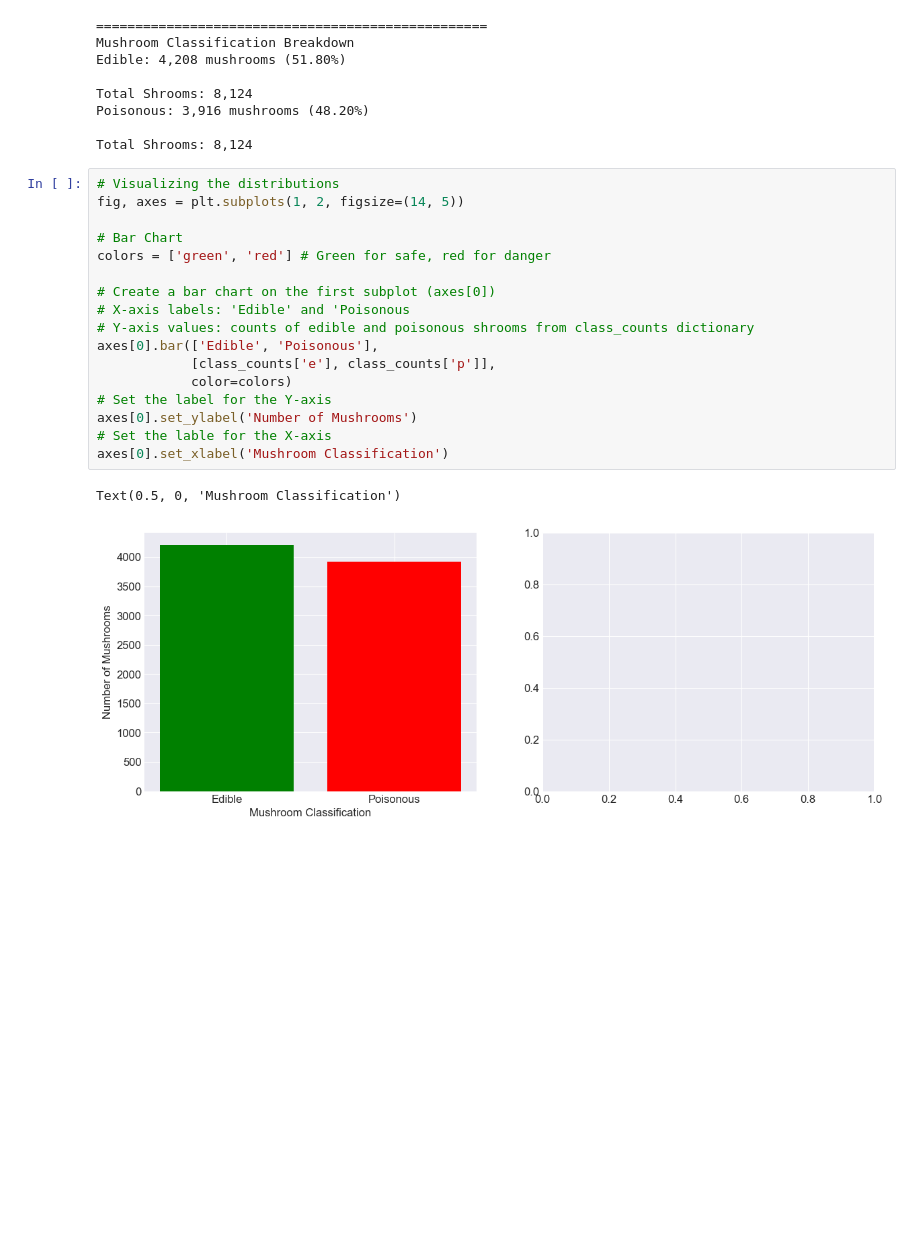
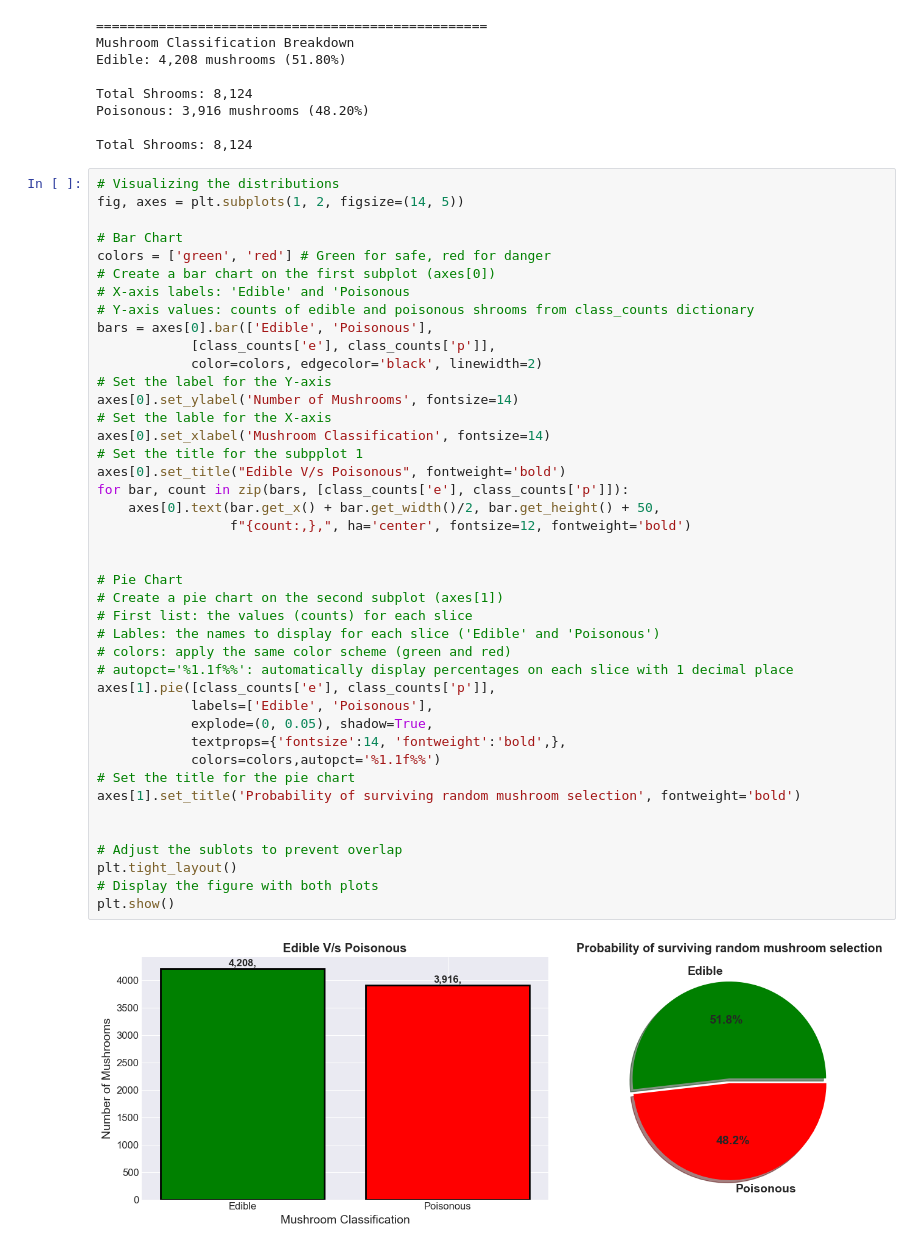
Before and after one commit to tvnisxq/watchOutForThoseShrooms-, a Jupyter notebook: mushroomClassification.ipynb, the cells around one changed output. Cells and saved outputs as stored; diff of their text form; blank space fills up the shorter version.

Commit message:
Updated: Added Bar chart and Pie chart.

```diff
--- a/mushroomClassification.ipynb
+++ b/mushroomClassification.ipynb
@@ -147,20 +147,44 @@ Total Shrooms: 8,124
 # %%
 # Visualizing the distributions
 fig, axes = plt.subplots(1, 2, figsize=(14, 5))
 
 # Bar Chart
 colors = ['green', 'red'] # Green for safe, red for danger
-
 # Create a bar chart on the first subplot (axes[0])
 # X-axis labels: 'Edible' and 'Poisonous
 # Y-axis values: counts of edible and poisonous shrooms from class_counts dictionary
-axes[0].bar(['Edible', 'Poisonous'],
+bars = axes[0].bar(['Edible', 'Poisonous'],
             [class_counts['e'], class_counts['p']],
-            color=colors)
+            color=colors, edgecolor='black', linewidth=2)
 # Set the label for the Y-axis
-axes[0].set_ylabel('Number of Mushrooms')
+axes[0].set_ylabel('Number of Mushrooms', fontsize=14)
 # Set the lable for the X-axis
-axes[0].set_xlabel('Mushroom Classification')
+axes[0].set_xlabel('Mushroom Classification', fontsize=14)
+# Set the title for the subpplot 1
+axes[0].set_title("Edible V/s Poisonous", fontweight='bold')
+for bar, count in zip(bars, [class_counts['e'], class_counts['p']]):
+    axes[0].text(bar.get_x() + bar.get_width()/2, bar.get_height() + 50,
+                 f"{count:,},", ha='center', fontsize=12, fontweight='bold')
+
+
+# Pie Chart
+# Create a pie chart on the second subplot (axes[1])
+# First list: the values (counts) for each slice
+# Lables: the names to display for each slice ('Edible' and 'Poisonous')
+# colors: apply the same color scheme (green and red)
+# autopct='%1.1f%%': automatically display percentages on each slice with 1 decimal place
+axes[1].pie([class_counts['e'], class_counts['p']],
+            labels=['Edible', 'Poisonous'],
+            explode=(0, 0.05), shadow=True,
+            textprops={'fontsize':14, 'fontweight':'bold',},
+            colors=colors,autopct='%1.1f%%')
+# Set the title for the pie chart
+axes[1].set_title('Probability of surviving random mushroom selection', fontweight='bold')
+
+
+# Adjust the sublots to prevent overlap
+plt.tight_layout()
+# Display the figure with both plots
+plt.show()
 # %% [output]
-Text(0.5, 0, 'Mushroom Classification')
-[figure, old version]
+[figure, new version]
```
